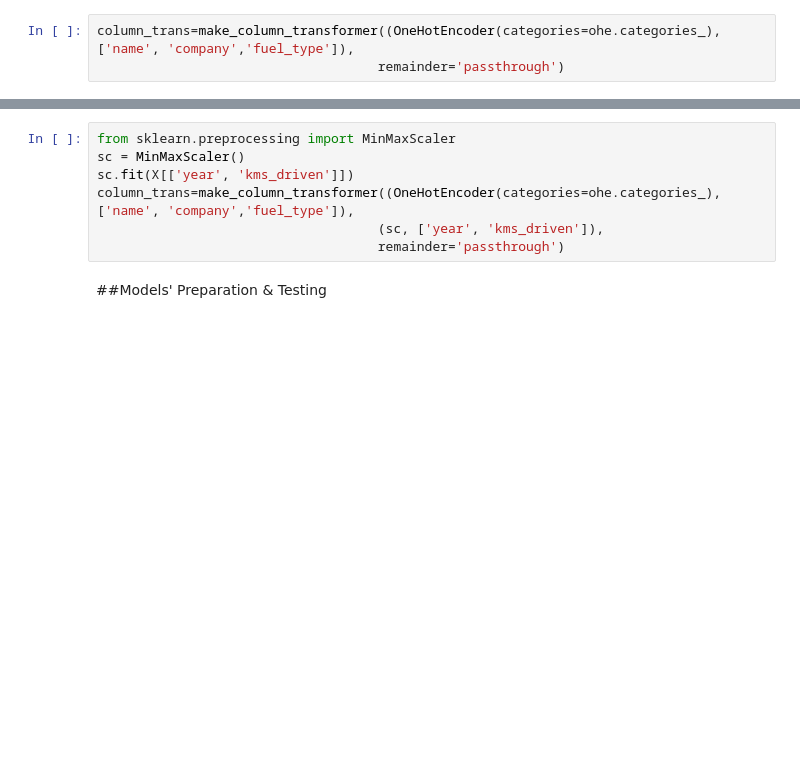
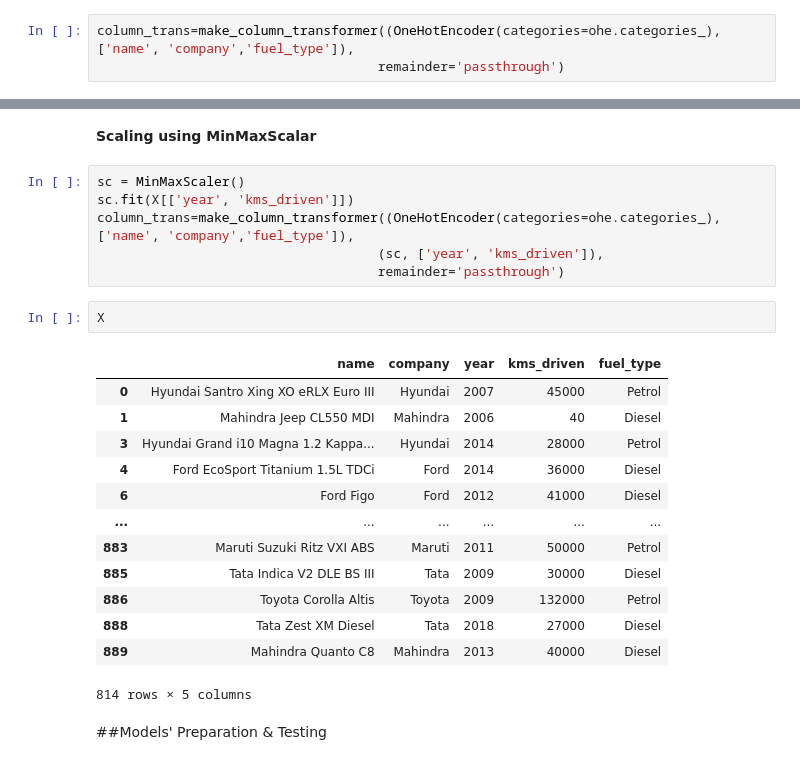
Before and after one commit to syed-ateeb-naveed/ML-CEP, a Jupyter notebook: ML_CEP.ipynb, the cells around one changed output, grey strips where cells are left out. Saved outputs shown, nothing was run; the diff lists cells and outputs as text; blank space fills up the shorter version.

```diff
--- a/ML_CEP.ipynb
+++ b/ML_CEP.ipynb
@@ -619,10 +633,27 @@ column_trans=make_column_transformer((OneHotEncoder(categories=ohe.categories_),
+# %% [markdown]
+**Scaling using MinMaxScalar**
 # %%
-from sklearn.preprocessing import MinMaxScaler
 sc = MinMaxScaler()
 sc.fit(X[['year', 'kms_driven']])
 column_trans=make_column_transformer((OneHotEncoder(categories=ohe.categories_),['name', 'company','fuel_type']),
                                     (sc, ['year', 'kms_driven']),
                                     remainder='passthrough')
+# %%
+X
+# %% [output]
+|  | name | company | year | kms_driven | fuel_type |
+| 0 | Hyundai Santro Xing XO eRLX Euro III | Hyundai | 2007 | 45000 | Petrol |
+| 1 | Mahindra Jeep CL550 MDI | Mahindra | 2006 | 40 | Diesel |
+| 3 | Hyundai Grand i10 Magna 1.2 Kappa... | Hyundai | 2014 | 28000 | Petrol |
+| 4 | Ford EcoSport Titanium 1.5L TDCi | Ford | 2014 | 36000 | Diesel |
+| 6 | Ford Figo | Ford | 2012 | 41000 | Diesel |
+| ... | ... | ... | ... | ... | ... |
+| 883 | Maruti Suzuki Ritz VXI ABS | Maruti | 2011 | 50000 | Petrol |
+| 885 | Tata Indica V2 DLE BS III | Tata | 2009 | 30000 | Diesel |
+| 886 | Toyota Corolla Altis | Toyota | 2009 | 132000 | Petrol |
+| 888 | Tata Zest XM Diesel | Tata | 2018 | 27000 | Diesel |
+| 889 | Mahindra Quanto C8 | Mahindra | 2013 | 40000 | Diesel |
+814 rows × 5 columns
 # %% [markdown]
 ##Models' Preparation & Testing
 # %% [markdown]
```
Also changed, not shown: parts of 16 cells of this notebook.
